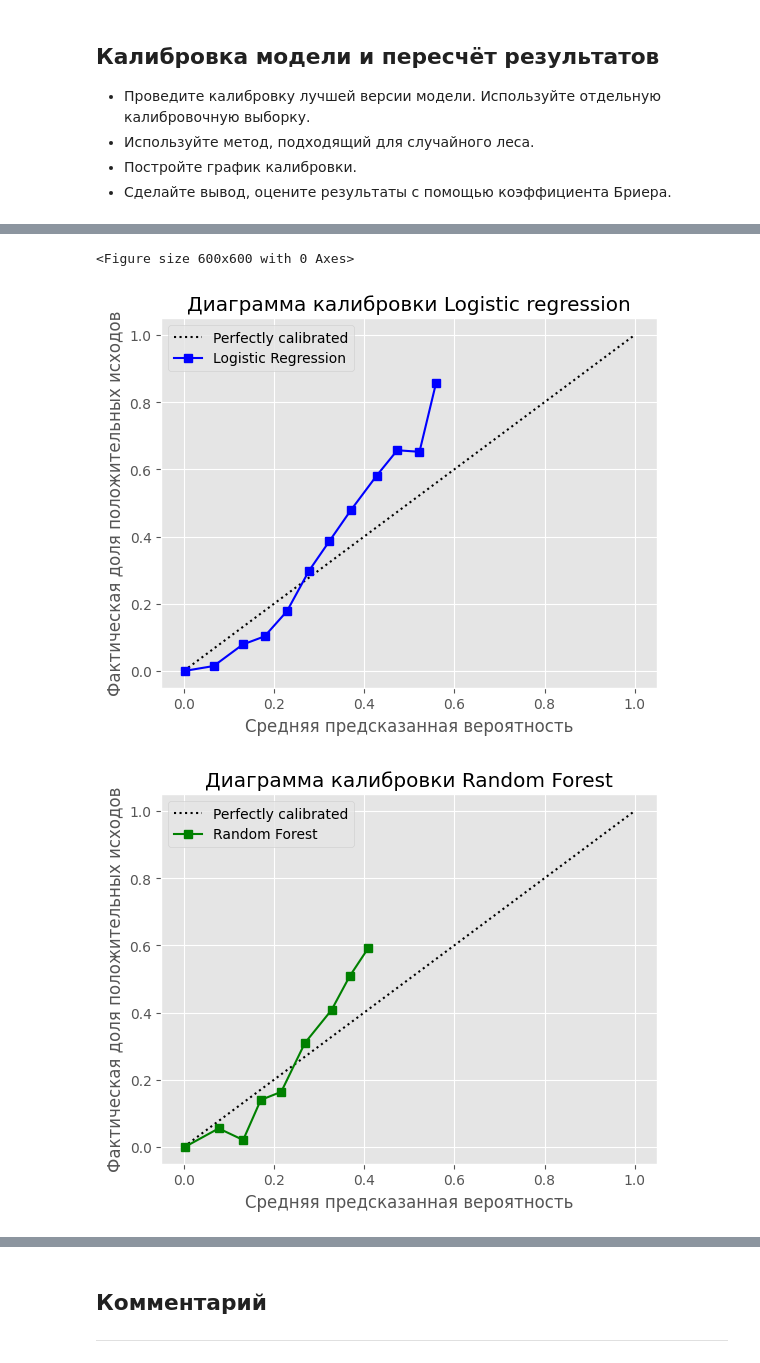
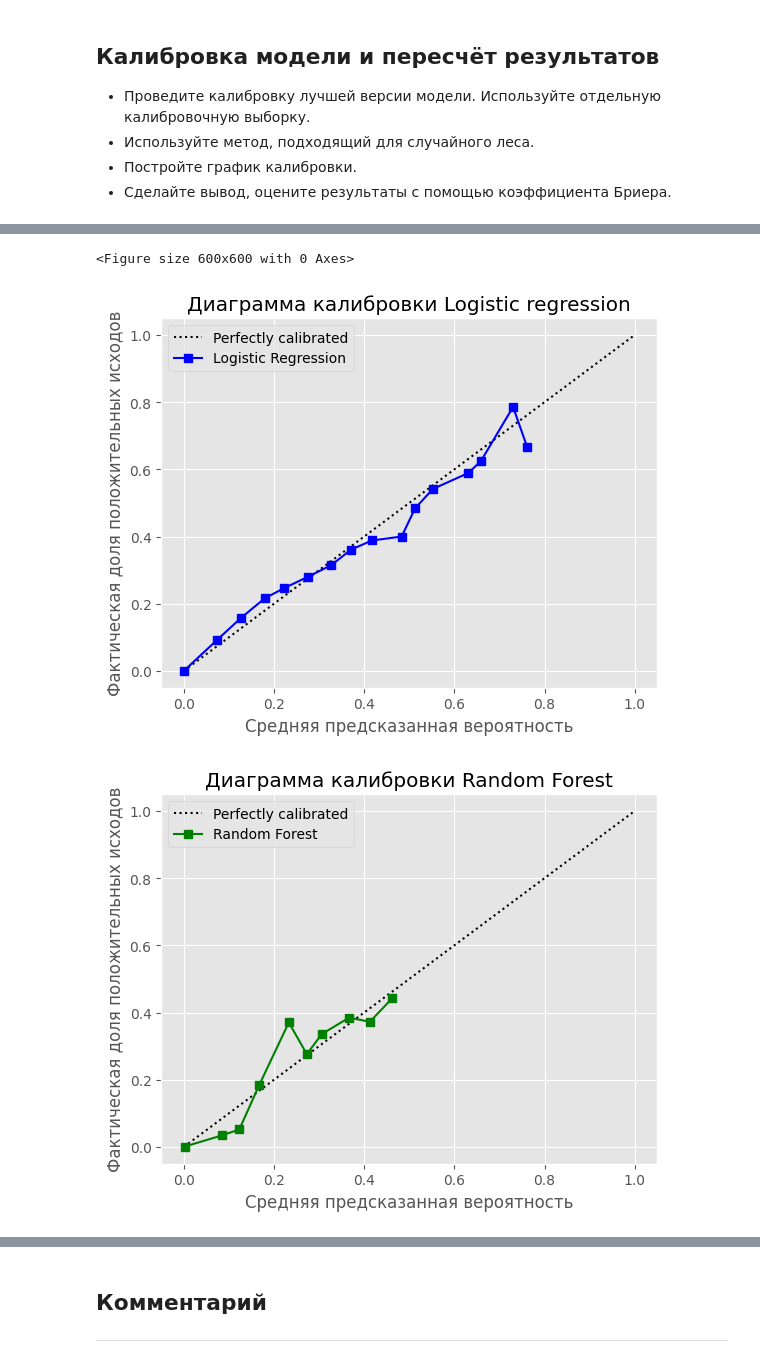
Before and after one commit to TemaQDX/sprint_15_project_behavioral_scoring, a Jupyter notebook: sprint_15_project_behavioral_scoring_Artem_Burov.ipynb, the cells around one changed output, grey strips where cells are left out. Cells and saved outputs as stored; diff of their text form; code cells hidden in the pictures.

```diff
--- a/sprint_15_project_behavioral_scoring_Artem_Burov.ipynb
+++ b/sprint_15_project_behavioral_scoring_Artem_Burov.ipynb
@@ -2863,14 +2862,17 @@ plt.show()
 # %%
+frozen_lr_best = FrozenEstimator(pipeline_lr_best)
+frozen_rfc_best = FrozenEstimator(pipeline_rfc_best)
+
 # Калибруем модели
 calibrated_model_lr = CalibratedClassifierCV(
-    estimator=pipeline_lr_best,
+    estimator=frozen_lr_best,
     method='isotonic',
     cv=5
 )
 
 # Калибруем модель
 calibrated_model_rfc = CalibratedClassifierCV(
-    estimator=pipeline_rfc_best,
+    estimator=frozen_rfc_best,
     method='isotonic',
     cv=5
 )
@@ -2879,35 +2881,35 @@ calibrated_model_rfc = CalibratedClassifierCV(
 calibrated_model_lr.fit(X_train_val, y_train_val)
 calibrated_model_rfc.fit(X_train_val, y_train_val)
 
 # Вычисляем сырые вероятности для LogisticRegression
 y_proba_calib_lr = calibrated_model_lr.predict_proba(X_calib)[:,1]
 prob_true_lr, prob_pred_lr = calibration_curve(y_calib, y_proba_calib_lr, n_bins=20)
 
 # Вычисляем сырые вероятности для RandomForestClassifier
 y_proba_calib_rfc = calibrated_model_rfc.predict_proba(X_calib)[:,1]
 prob_true_rfc, prob_pred_rfc = calibration_curve(y_calib, y_proba_calib_rfc, n_bins=20)
 
 # Визуализация через CalibrationDisplay
 plt.figure(figsize=(6,6))
 CalibrationDisplay(prob_true_lr, prob_pred_lr, y_calib).plot(label='Logistic Regression', color='blue')
 plt.title("Диаграмма калибровки Logistic regression")
 plt.xlabel("Средняя предсказанная вероятность")
 plt.ylabel("Фактическая доля положительных исходов")
 plt.legend()
 plt.grid(True)
 plt.show()
 
 CalibrationDisplay(prob_true_rfc, prob_pred_rfc, y_calib).plot(label='Random Forest', color='green')
 plt.title("Диаграмма калибровки Random Forest")
 plt.xlabel("Средняя предсказанная вероятность")
 plt.ylabel("Фактическая доля положительных исходов")
 plt.legend()
 plt.grid(True)
 plt.show()
 # %% [output]
 <Figure size 600x600 with 0 Axes>
-[figure, old version]
+[figure, new version]
-[figure, old version]
+[figure, new version]
 # %%
 brier_score_calib_lr = brier_score_loss(y_calib, y_proba_calib_lr)
 brier_score_raw_lr = brier_score_loss(y_calib, y_proba_raw_lr)
```
Also changed, not shown: parts of 20 cells of this notebook.
